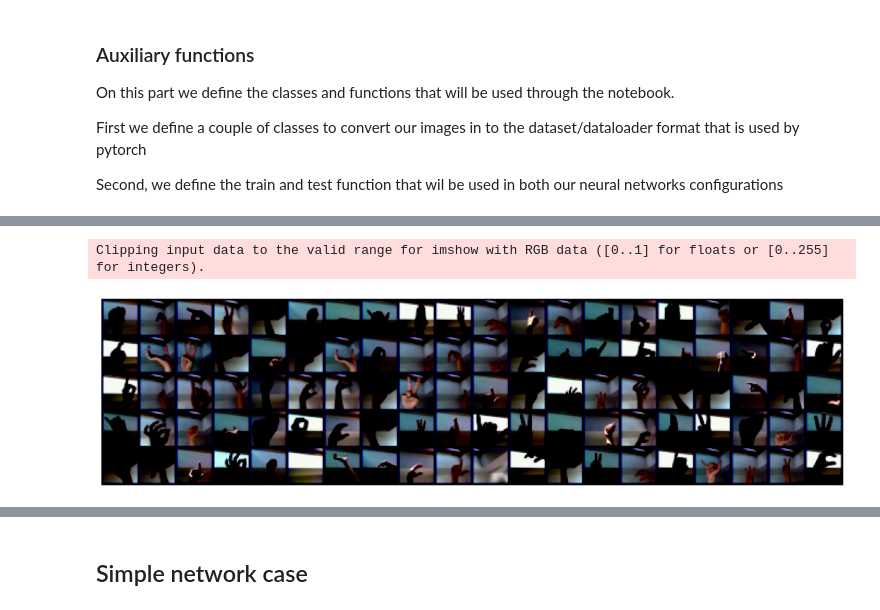
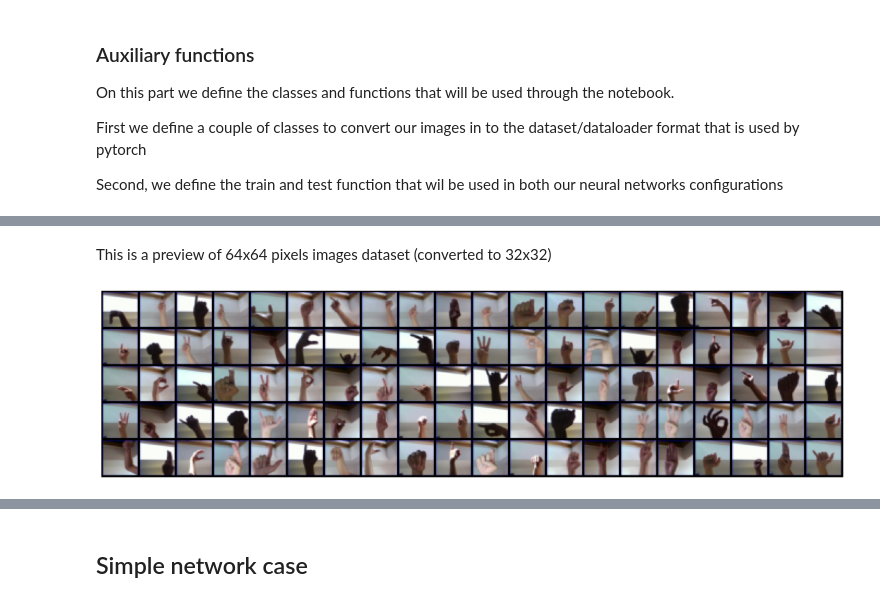
Before and after one commit to ivanobat/nn_sign_lang, a Jupyter notebook: asl_detection_basic.ipynb, the cells around one changed output, grey strips where cells are left out. Drawn from its saved outputs; the diff is of its cells as text; code cells hidden in the pictures.

```diff
--- a/asl_detection_basic.ipynb
+++ b/asl_detection_basic.ipynb
@@ -139,6 +152,11 @@ For number 2 the same result as above is achieved by using the ImageLoader libra
 # %%
-# define batch size
+# define batch size and load dataset 1
 batch_size = 100
+
+# define labels map
+alph = {0: 'A', 1: 'B', 2: 'C', 3: 'D', 4: 'E', 5: 'F', 6: 'G', 7: 'H', 8: 'I',
+        10: 'K', 11: 'L', 12: 'M', 13: 'N', 14: 'O', 15: 'P', 16: 'Q', 17: 'R',
+        18: 'S', 19: 'T', 20: 'U', 21: 'V', 22: 'W', 23: 'X', 24: 'Y' }
 
 # load dataset 1 from csv's into a single dataframe
 train_data_raw = pd.read_csv('../../data/sign_mnist_train.csv', sep=",")
@@ -184,9 +200,9 @@ This is a preview of 28pixels dataset
 # %%
 img_size = 28
-plt.figure(figsize=(16, 6))
-for i in range(10):
-    plt.subplot(2, 5, i + 1)
-    image, _ = train_data_ldr.dataset.__getitem__(i)
-    plt.imshow(image.squeeze().numpy().reshape(img_size,img_size))
+plt.figure(figsize=(20, 6))
+for i in range(30):
+    plt.subplot(3, 10, i + 1)
+    image, label = train_data_ldr.dataset.__getitem__(i)
+    plt.imshow(image.squeeze().numpy().reshape(img_size,img_size), cmap="Greys_r")
     plt.axis('off');
 # %% [output]
@@ -193,0 +212,13 @@ for i in range(10):
+# %%
+#get class frequency
+labels_list = list()
+for _, labels in train_data_ldr:
+    labels_list= np.concatenate((labels_list,labels))
+
+labels = [alph[x] for x in labels_list]
+labels.sort()
+
+fig1, ax1 = plt.subplots(figsize=(20, 6));
+fig1.suptitle('Class distribution for 28x28 pixels image dataset', size=20)
+plot = sns.histplot(data=labels, alpha=0.7, stat='count')
+plot.bar_label(plot.containers[0], size=10);
@@ -194,14 +227,14 @@ for i in range(10):
+# %% [markdown]
+This is a preview of 64x64 pixels images dataset (converted to 32x32)
 # %%
-from torchvision.utils import make_grid
-
 def show_batch(dl):
     for images, labels in dl:
         fig, ax = plt.subplots(figsize=(20, 12))
         ax.set_xticks([]); ax.set_yticks([])
+        images = (images * 0.5) + 0.5 # denormalize the dataset
         ax.imshow(make_grid(images, nrow=20).permute(1,2,0))
         break
 
 show_batch(train_data32_ldr)
 # %% [output]
-Clipping input data to the valid range for imshow with RGB data ([0..1] for floats or [0..255] for integers).
-[figure, old version]
+[figure, new version]
```
Also changed, not shown: parts of 40 cells of this notebook, 2 other files.
